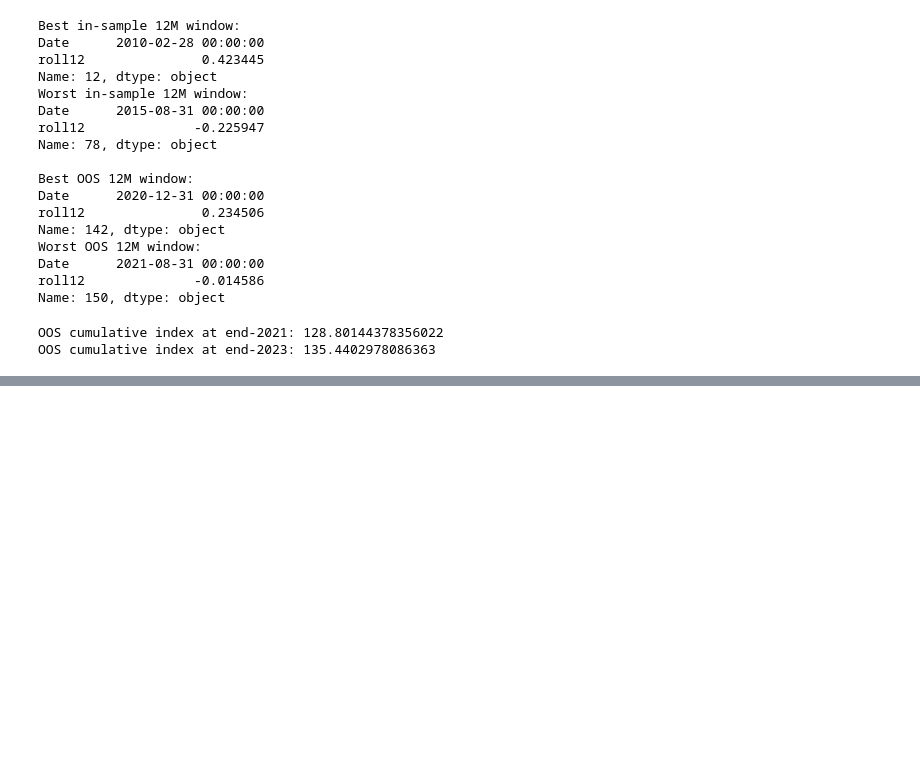
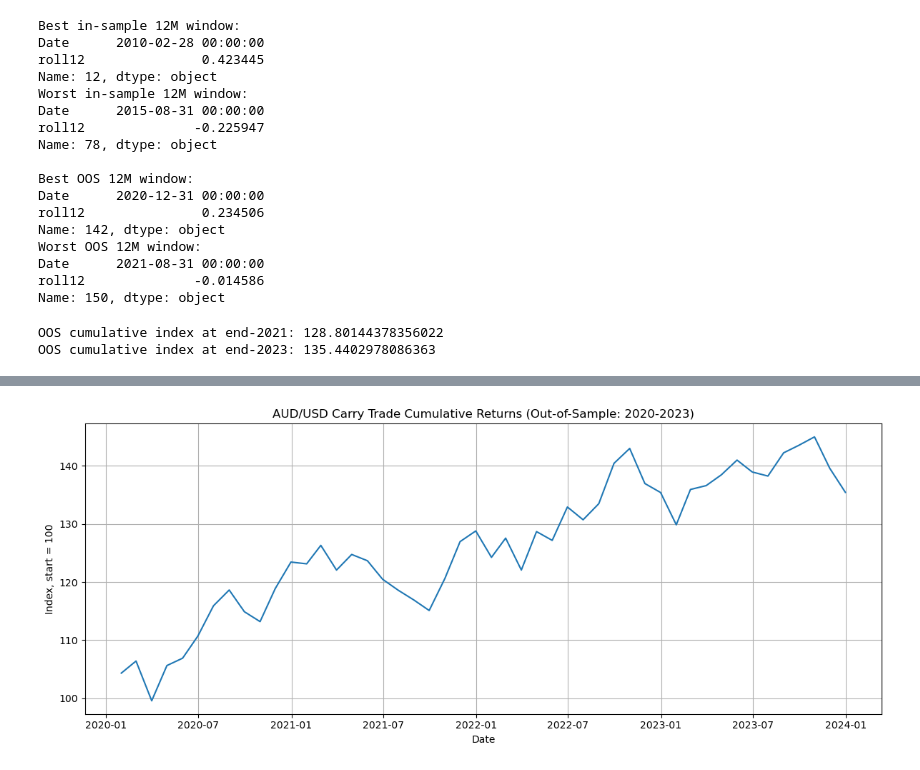
Before and after one commit to marwanferreira/audusd-carry-uip-ppp, a Jupyter notebook: notebooks/03_part3_carry_trade_audusd.ipynb, the cells around one changed output, grey strips where cells are left out. Saved outputs shown, nothing was run; the diff lists cells and outputs as text; code cells hidden in the pictures; blank space fills up the shorter version.

```diff
--- a/notebooks/03_part3_carry_trade_audusd.ipynb
+++ b/notebooks/03_part3_carry_trade_audusd.ipynb
@@ -756,0 +769,12 @@ OOS cumulative index at end-2023: 135.4402978086363
+# %%
+plt.figure(figsize=(12, 5))
+plt.plot(oos["Date"], oos["cum_index"])
+plt.title("AUD/USD Carry Trade Cumulative Returns (Out-of-Sample: 2020-2023)")
+plt.xlabel("Date")
+plt.ylabel("Index, start = 100")
+plt.grid(True)
+plt.tight_layout()
+plt.savefig(FIG_DIR / "carry_oos.png", dpi=300, bbox_inches="tight")
+plt.show()
+# %% [output]
+[figure, added]
```
Also changed, not shown: parts of 9 cells of this notebook, 9 other files.
